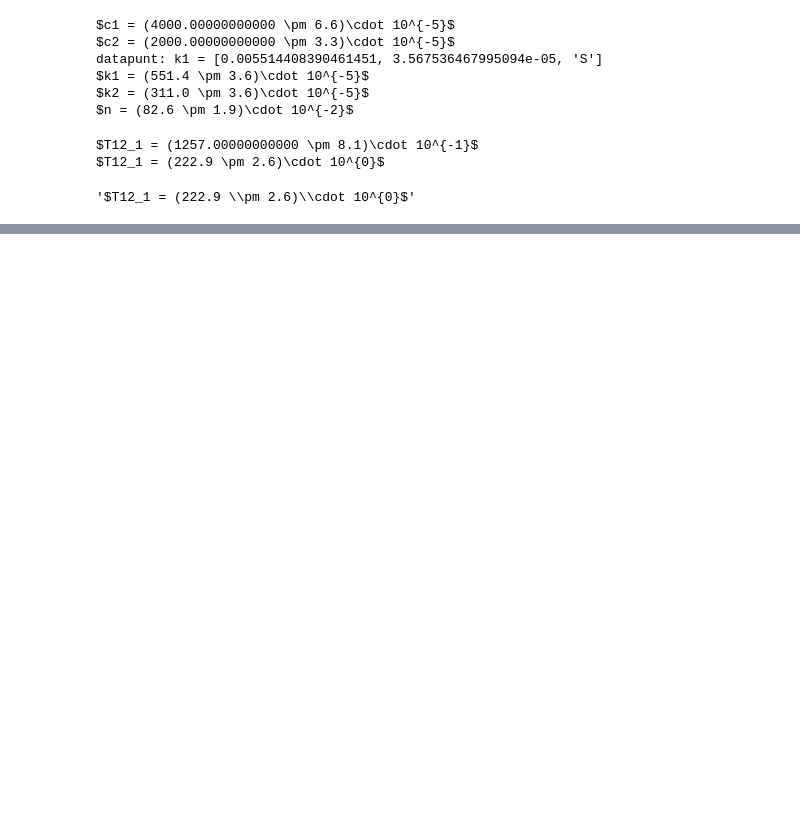
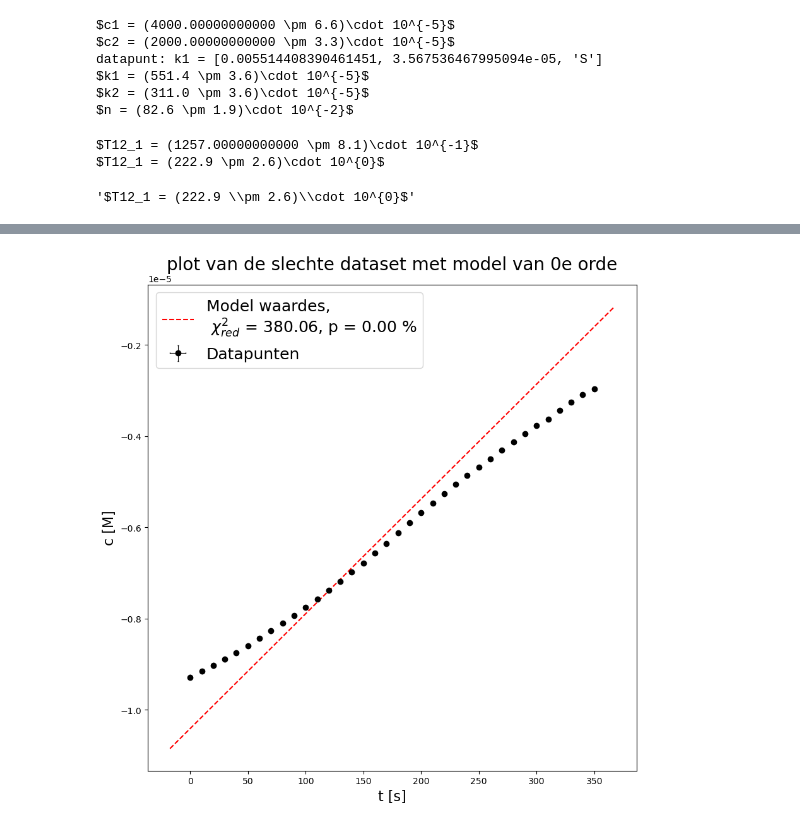
Before and after one commit to justlearning42/Experimentele_vscode, a Jupyter notebook: kinetica.ipynb, the cells around one changed output, grey strips where cells are left out. Drawn from its saved outputs; the diff is of its cells as text; code cells hidden in the pictures; blank space fills up the shorter version.

```diff
--- a/kinetica.ipynb
+++ b/kinetica.ipynb
@@ -569,0 +590,15 @@ $T12_1 = (222.9 \pm 2.6)\cdot 10^{0}$
+# %%
+# eerste set metingen 0e orde
+def initial_vals(x,y):
+    return [-9.282873e-5-0.45,-4.5954e-7-0.19999/350]
+
+
+#help(plot_fit(x_val, y_val, x_variance, y_variance, x_as_titel, y_as_titel, titel, model, parameter_vals, chi_2, p, save_name = None, size = None, savefig = False,fontsize = 5, titlesize = None, axsize = None):)
+
+parameters = ['c_0', 'k']
+outp = fit(parameters, snelheidsmodel_0eorde, initial_vals, tijden_set_1, concentraties_set_1, fouten_set_1)
+print(outp)
+for met in outp:
+    print('\n')
+    latex_print_meting(met)
+parameterwaarden = [fitwaarde[0] for fitwaarde in outp]
@@ -569,0 +623,6 @@ $T12_1 = (222.9 \pm 2.6)\cdot 10^{0}$
+# %%
+#plotten jeej
+plot_fit(tijden_set_1, concentraties_set_1, np.full(np.shape(tijden_set_1),0), fouten_set_1**2/12, 't [s]', 'c [M]', 'plot van de slechte dataset met model van 0e orde',lambda x,params: snelheidsmodel_0eorde(x,params) - 0.125e-5,
+          parameterwaarden, 380.06, 4.7e-28, save_name = 'dataset_kaka_fit_0e_orde.png',fontsize = 18, titlesize = 20, axsize = 16)
+# %% [output]
+[figure, added]
```
Also changed, not shown: parts of 8 cells of this notebook, 5 other files.
